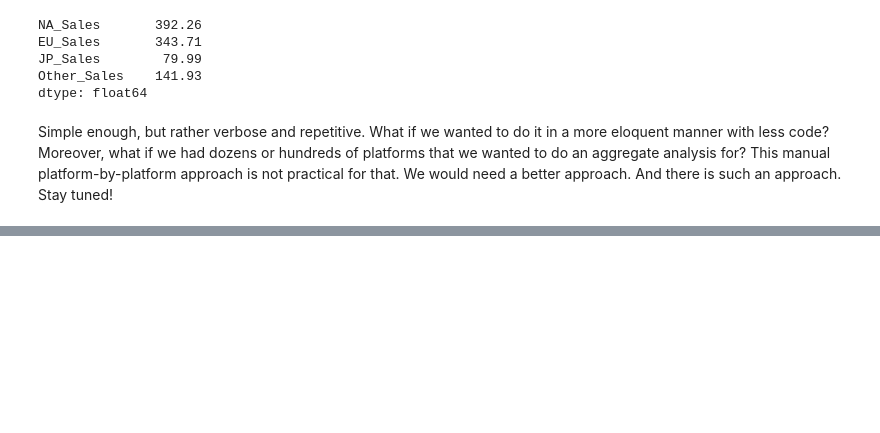
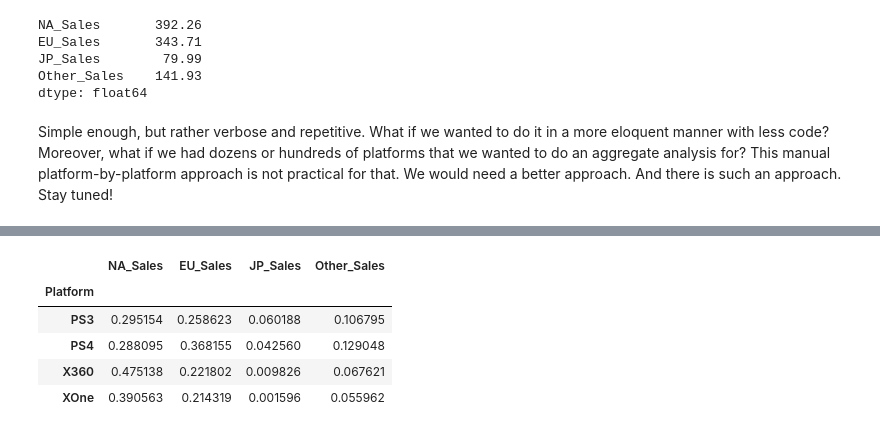
Before and after one commit to jgabunilas/pandas-bootcamp, a Jupyter notebook: Section8_GroupBy_and_Aggregates/Section8_GroupBy_and_Aggregates.ipynb, the cells around one changed output, grey strips where cells are left out. Saved outputs shown, nothing was run; the diff lists cells and outputs as text; code cells hidden in the pictures; blank space fills up the shorter version.

```diff
--- a/Section8_GroupBy_and_Aggregates/Section8_GroupBy_and_Aggregates.ipynb
+++ b/Section8_GroupBy_and_Aggregates/Section8_GroupBy_and_Aggregates.ipynb
@@ -206,0 +237,9 @@ Simple enough, but rather verbose and repetitive. What if we wanted to do it in
+# %%
+sales.groupby("Platform").mean()
+# %% [output]
+|  | NA_Sales | EU_Sales | JP_Sales | Other_Sales |
+| Platform |  |  |  |  |
+| PS3 | 0.295154 | 0.258623 | 0.060188 | 0.106795 |
+| PS4 | 0.288095 | 0.368155 | 0.042560 | 0.129048 |
+| X360 | 0.475138 | 0.221802 | 0.009826 | 0.067621 |
+| XOne | 0.390563 | 0.214319 | 0.001596 | 0.055962 |
```
Also changed, not shown: parts of 16 cells of this notebook, 1 other file.
